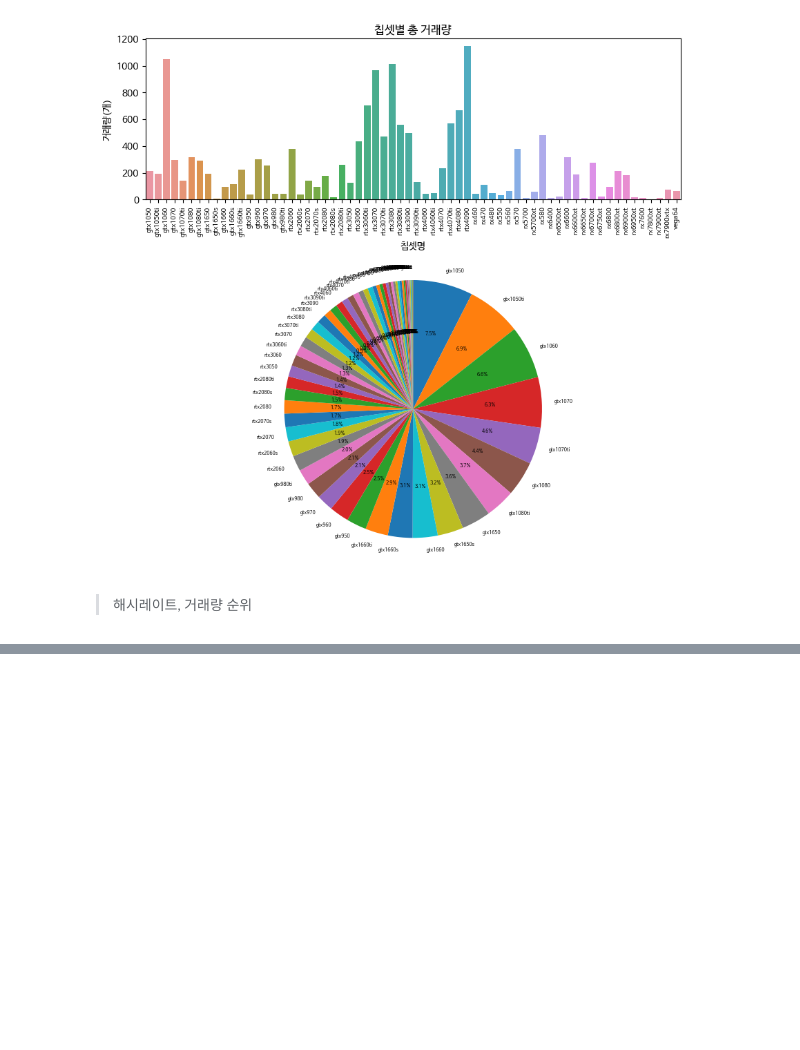
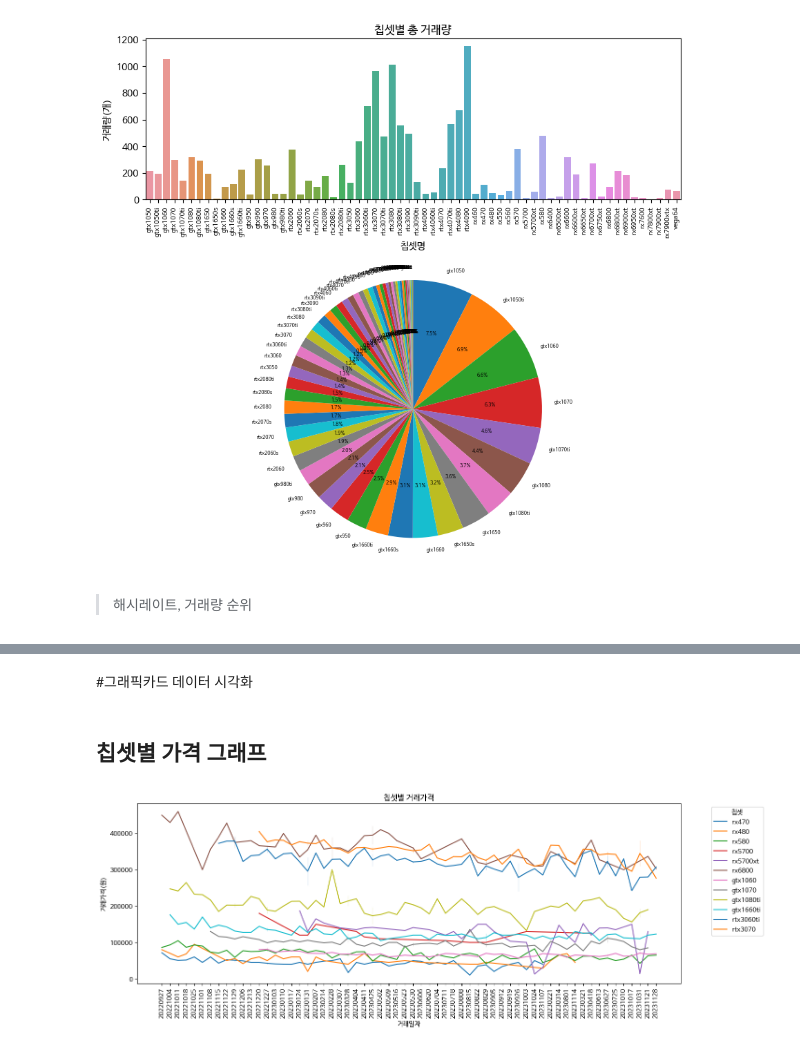
Before and after one commit to jaemin-i/bigdata_project, a Jupyter notebook: bigdata_project.ipynb, the cells around one changed output, grey strips where cells are left out. Saved outputs shown, nothing was run; the diff lists cells and outputs as text; code cells hidden in the pictures; blank space fills up the shorter version.

```diff
--- a/bigdata_project.ipynb
+++ b/bigdata_project.ipynb
@@ -509,0 +403,18 @@ plt.show()
+# %%
+# 위에서 데이터를 로드하고 처리한 부분
+gpu_mostUsed_df
+
+# 칩셋, 거래일 별 가격 평균
+mean_price = gpu_mostUsed_df.groupby(['칩셋', '거래일(월)', '거래일(주)'])['거래가격'].mean()
+mean_price = mean_price.round().astype(int)
+
+print(mean_price)
+
+# 가격이 평균보다 기준치 이상일 때 데이터 값 전리
+for chipset, month, week in mean_price.index:
+    cursor = (gpu_mostUsed_df['칩셋'] == chipset) & (gpu_mostUsed_df['거래일(월)'] == month) & (gpu_mostUsed_df['거래일(주)'] == week)
+    over_value = gpu_mostUsed_df.loc[cursor, '거래가격'] > 1.5 * mean_price.loc[(chipset, month, week)]
+    gpu_mostUsed_df.loc[cursor & over_value, '거래가격'] = mean_price.loc[(chipset, month, week)] * 0.7
+
+gpu_mostUsed_df.to_csv('/content/gpu_mostUsed.csv', encoding='utf-8', index=False)
+gpu_mostUsed_df
@@ -509,0 +448,37 @@ plt.show()
+# %% [markdown]
+#그래픽카드 데이터 시각화
+# %% [markdown]
+## 칩셋별 가격 그래프
+# %%
+import pandas as pd
+import seaborn as sns
+import matplotlib.pyplot as plt
+
+# 칩셋, 거래일 별 거래가격 그래프를 위한 데이터 뽑아내기
+mean_price = gpu_mostUsed_df.groupby(['칩셋', '거래일(월)', '거래일(주)'])['거래가격'].mean()
+mean_price = mean_price.round().astype(int)
+
+graph_data = pd.DataFrame(index=mean_price.index)
+graph_data['거래가격'] = mean_price.values
+
+#print(graph_data)
+
+# 그래프 속성
+plt.figure(figsize=(15, 5))
+plt.xlabel('거래일자')
+plt.ylabel('거래가격(원)')
+plt.title('칩셋별 거래가격')
+
+# 칩셋명 리스트
+chipset_list = gpu_mostUsed_df['칩셋'].unique()
+
+#print(chipset_list)
+for chipset in chipset_list:
+    fi = sns.lineplot(data=graph_data.loc[chipset], x='거래일(주)', y='거래가격', label=chipset)
+
+# 그래프 표시
+plt.xticks(rotation=90)
+plt.legend(title='칩셋', bbox_to_anchor=(1.05, 1), loc='upper left')
+plt.show()
+# %% [output]
+[figure, added]
```
Also changed, not shown: parts of 69 cells of this notebook, 6 other files.
